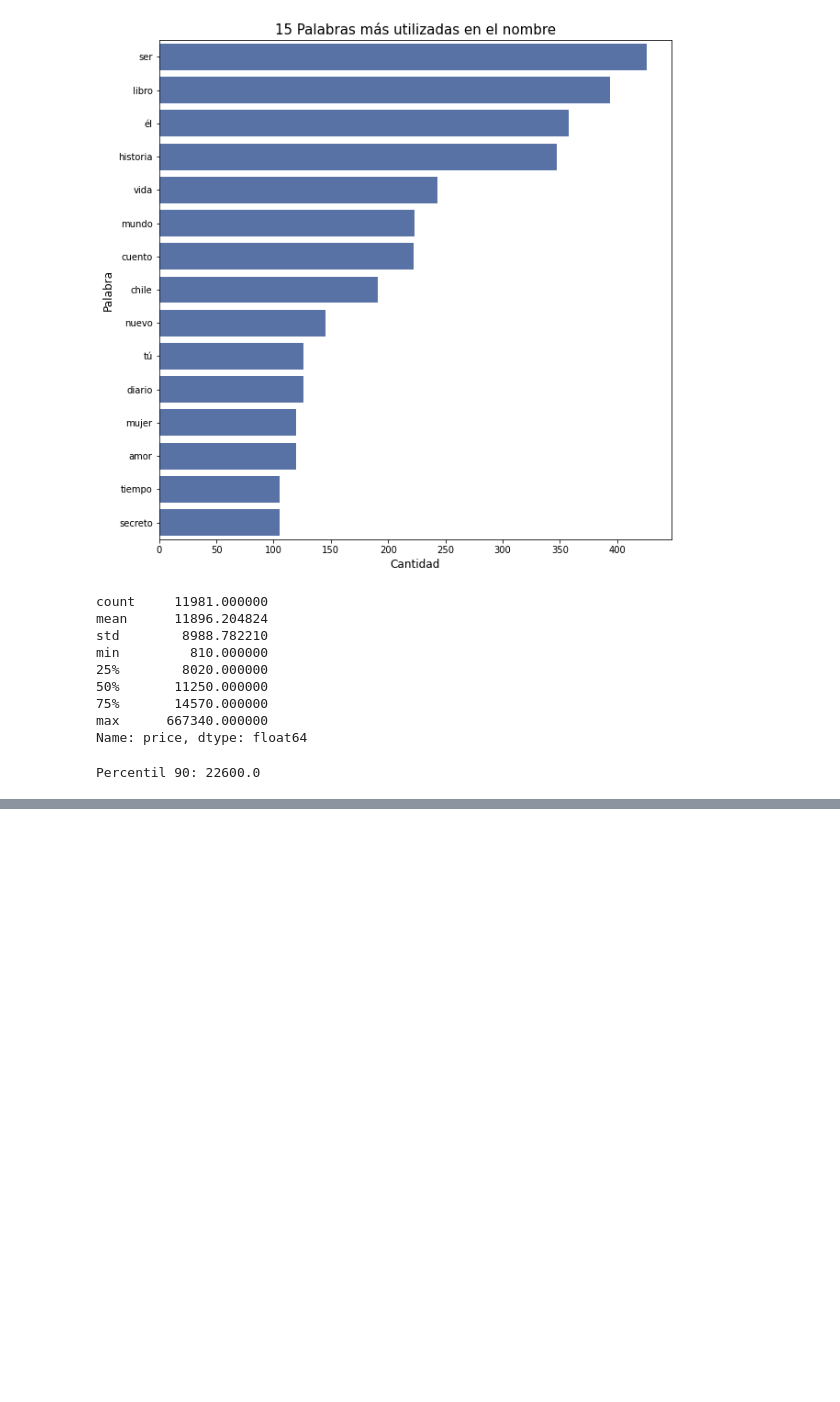
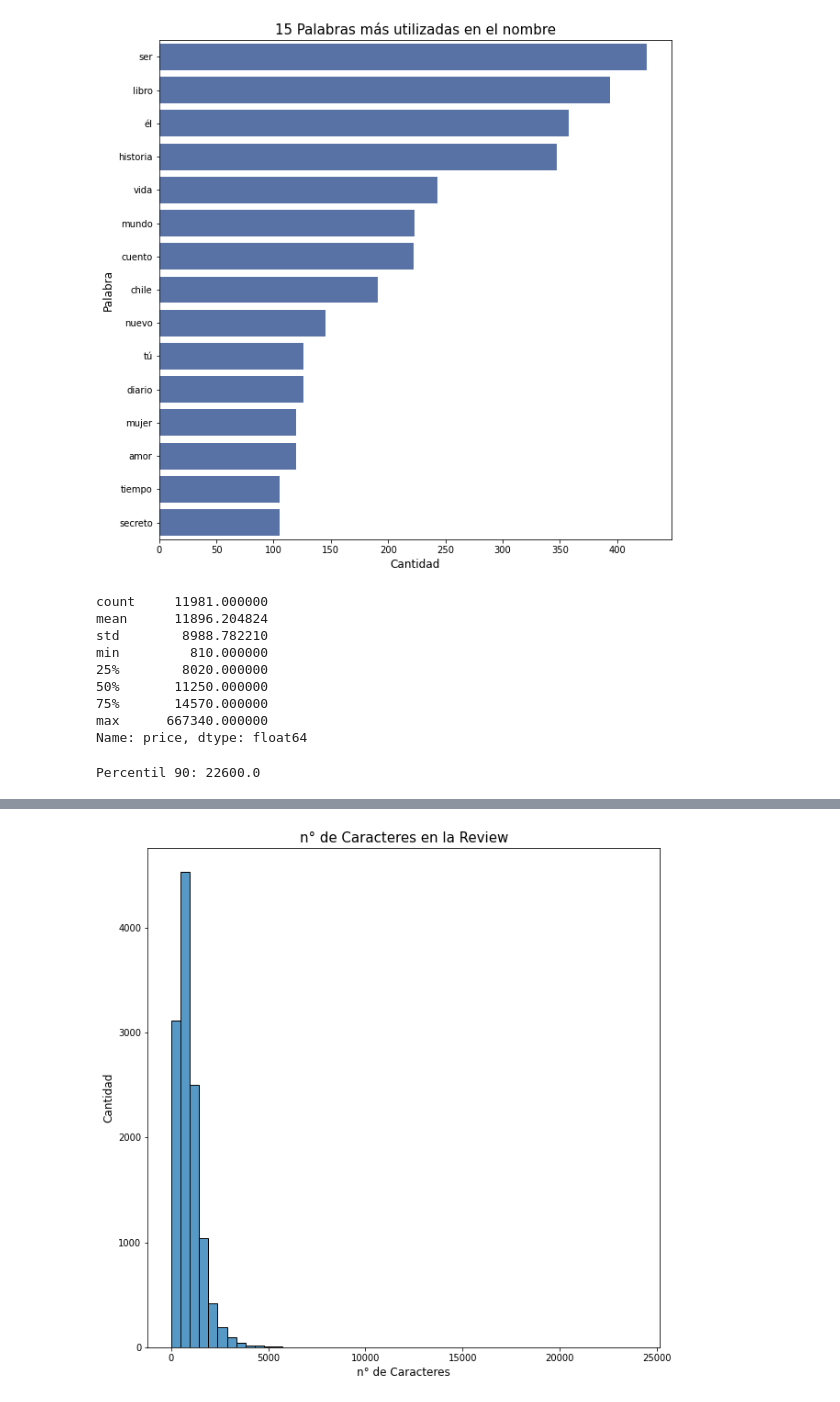
Before and after one commit to CrisLeaf/books_dashboard, a Jupyter notebook: data_analysis.ipynb, the cells around one changed output, grey strips where cells are left out. Cells and saved outputs as stored; diff of their text form; code cells hidden in the pictures; blank space fills up the shorter version.

```diff
--- a/data_analysis.ipynb
+++ b/data_analysis.ipynb
@@ -324,0 +327,12 @@ plt.show()
+# %%
+fig = plt.subplots(figsize=(10, 10))
+sns.histplot(df["review_chars_count"], bins=50)
+plt.title("n° de Caracteres en la Review",
+		  fontsize=15)
+plt.xlabel("n° de Caracteres", fontsize=12)
+plt.ylabel("Cantidad", fontsize=12)
+plt.savefig("plots/chars_count.png", bbox_inches="tight", facecolor="#e3e3e3",
+			pad_inches=0.3, transparent=False)
+plt.show()
+# %% [output]
+[figure, added]
```
Also changed, not shown: parts of 14 cells of this notebook, 13 other files.
